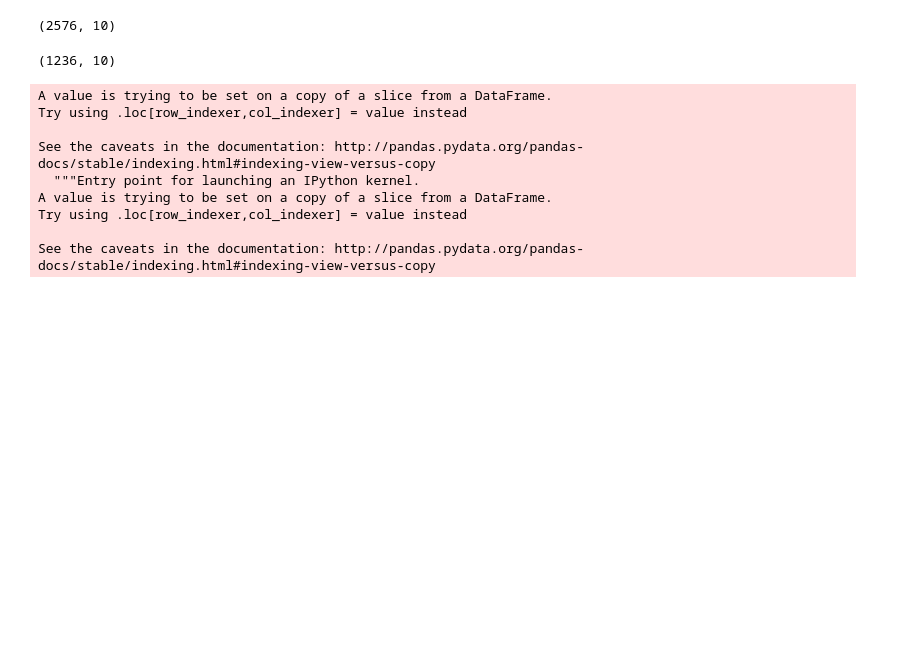
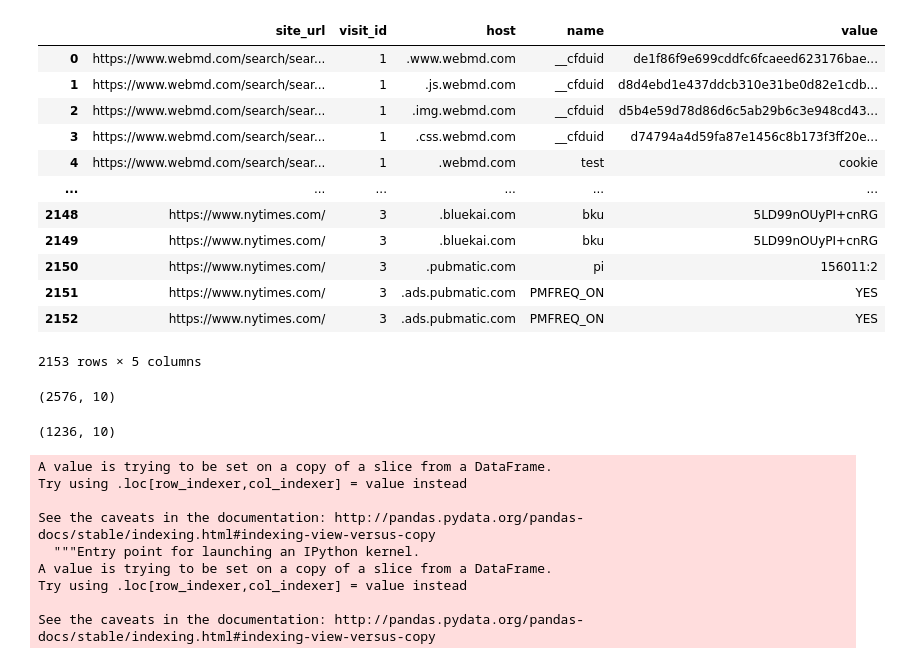
Before and after one commit to Sprinkle612/Cornell-Tech-Spec-Privacy-Fall2020, a Jupyter notebook: cookie-syncing.ipynb, the cells around one changed output. Drawn from its saved outputs; the diff is of its cells as text; code cells hidden in the pictures; blank space fills up the shorter version.

```diff
--- a/cookie-syncing.ipynb
+++ b/cookie-syncing.ipynb
@@ -67,4 +92,20 @@ query2 = """SELECT sv.site_url, sv.visit_id,
         ON sv.visit_id = jsc.visit_id
         """
 cookies = pd.read_sql_query(query2, conn)
+# %%
+cookies
+# %% [output]
+|  | site_url | visit_id | host | name | value |
+| 0 | https://www.webmd.com/search/sear... | 1 | .www.webmd.com | __cfduid | de1f86f9e699cddfc6fcaeed623176bae... |
+| 1 | https://www.webmd.com/search/sear... | 1 | .js.webmd.com | __cfduid | d8d4ebd1e437ddcb310e31be0d82e1cdb... |
+| 2 | https://www.webmd.com/search/sear... | 1 | .img.webmd.com | __cfduid | d5b4e59d78d86d6c5ab29b6c3e948cd43... |
+| 3 | https://www.webmd.com/search/sear... | 1 | .css.webmd.com | __cfduid | d74794a4d59fa87e1456c8b173f3ff20e... |
+| 4 | https://www.webmd.com/search/sear... | 1 | .webmd.com | test | cookie |
+| ... | ... | ... | ... | ... | ... |
+| 2148 | https://www.nytimes.com/ | 3 | .bluekai.com | bku | 5LD99nOUyPI+cnRG |
+| 2149 | https://www.nytimes.com/ | 3 | .bluekai.com | bku | 5LD99nOUyPI+cnRG |
+| 2150 | https://www.nytimes.com/ | 3 | .pubmatic.com | pi | 156011:2 |
+| 2151 | https://www.nytimes.com/ | 3 | .ads.pubmatic.com | PMFREQ_ON | YES |
+| 2152 | https://www.nytimes.com/ | 3 | .ads.pubmatic.com | PMFREQ_ON | YES |
+2153 rows × 5 columns
 # %%
```
Also changed, not shown: parts of 10 cells of this notebook, 1 other file.
